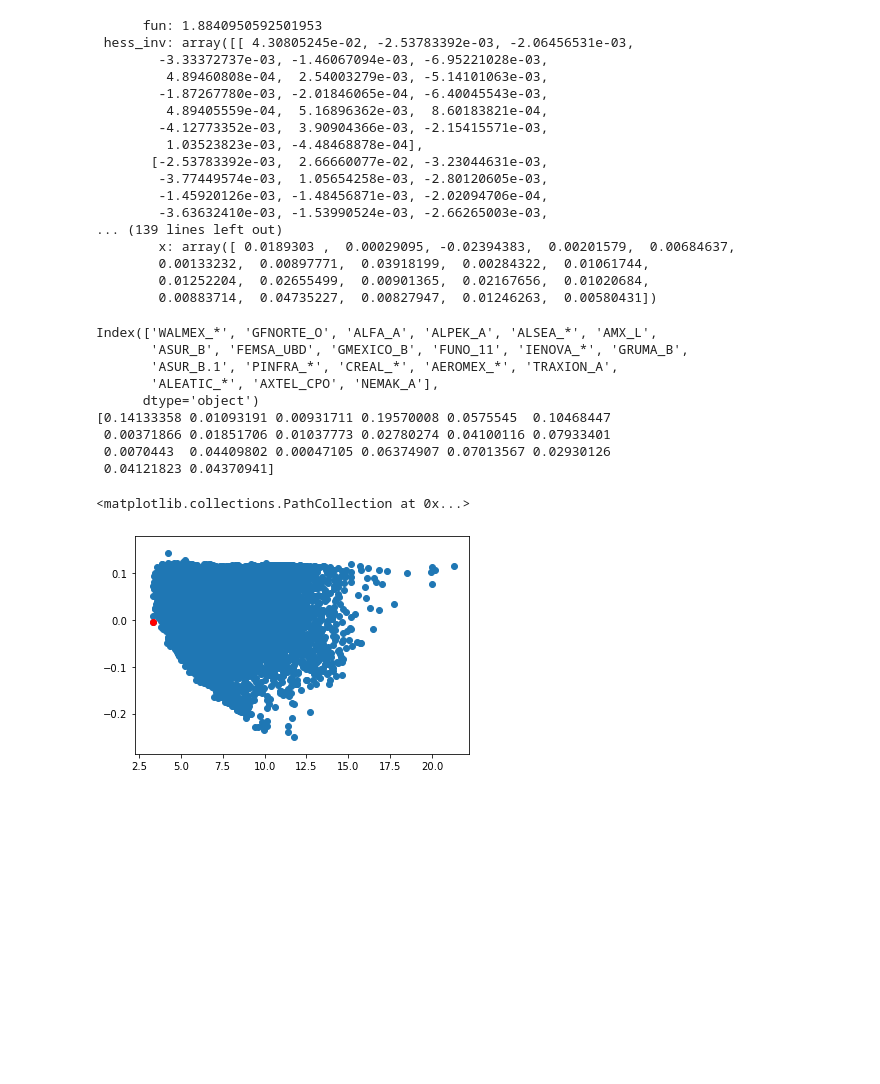
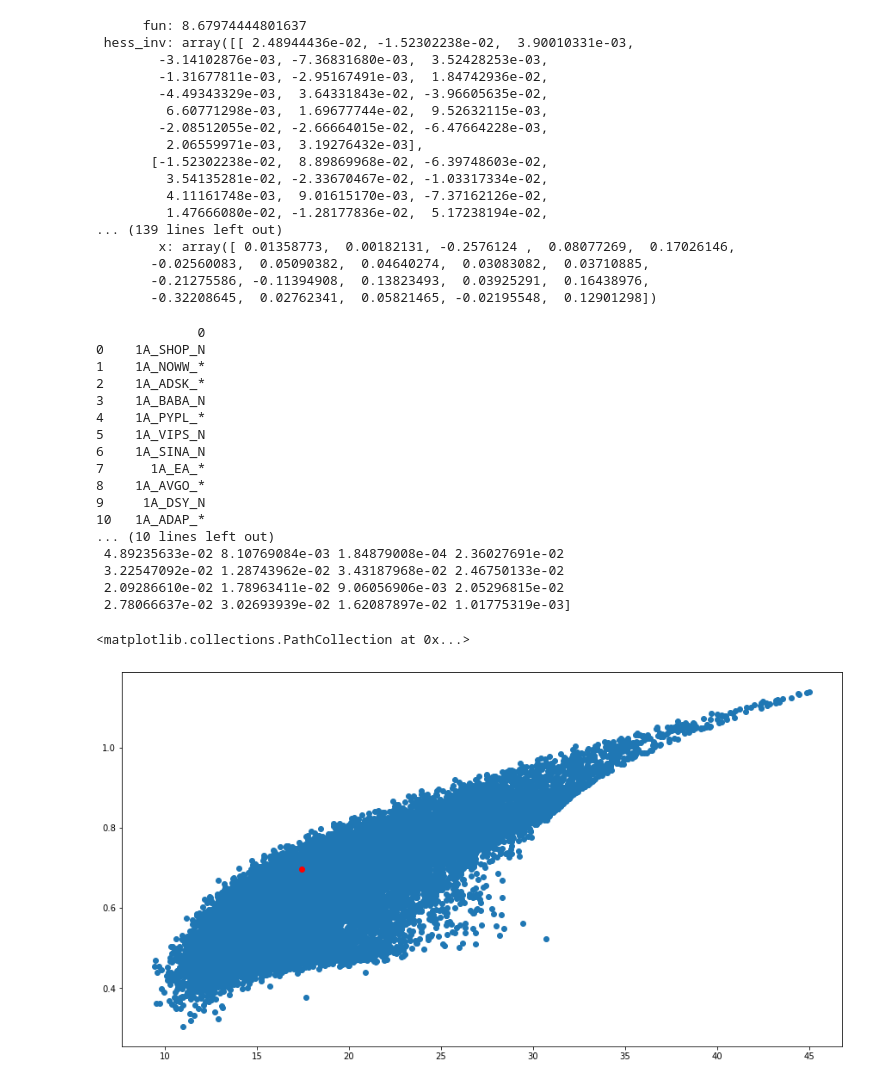
Before and after one commit to marianagh12/Smart-Beta-Portfolio, a Jupyter notebook: Codigo_Bala_Mkwits.ipynb, the cells around one changed output. Drawn from its saved outputs; the diff is of its cells as text; code cells hidden in the pictures; blank space fills up the shorter version.

```diff
--- a/Codigo_Bala_Mkwits.ipynb
+++ b/Codigo_Bala_Mkwits.ipynb
@@ -8,6 +8,6 @@ import numpy as np
 import scipy.optimize
 import matplotlib.pyplot as plt
 # %%
-acciones=pd.read_csv('acciones_2019.csv')
+acciones=pd.read_csv('muestra_USD.csv')
 acciones.head(2)
 # %% [output]
@@ -17,7 +17,7 @@ acciones.head(2)
 2 rows × 21 columns
 # %%
-acciones['Precio de Cierre'] =pd.to_datetime(acciones['Precio de Cierre'])
-acciones = acciones.rename(columns={'Precio de Cierre': 'Fecha'})
+acciones['FECHA'] =pd.to_datetime(acciones['FECHA'])
+acciones = acciones.rename(columns={'FECHA': 'Fecha'})
 acciones.set_index('Fecha', inplace=True)
 acciones=acciones.pct_change()
 acciones.dropna(inplace=True)
@@ -96,43 +96,52 @@ Markowitz_target([1,0,0,0,0,0,0,0,0,0,0,0,0,0,0,0,0,0,0,0], 0.2, mean,cov)
 x = scipy.optimize.minimize(Markowitz_target, [1,1,1,1,1,1,1,1,1,1,1,1,1,1,1,1,1,1,1,1], args=(0.2,mean,cov))
 x
 # %% [output]
-      fun: 1.8840950592501953
- hess_inv: array([[ 4.30805245e-02, -2.53783392e-03, -2.06456531e-03,
-        -3.33372737e-03, -1.46067094e-03, -6.95221028e-03,
-         4.89460808e-04,  2.54003279e-03, -5.14101063e-03,
-        -1.87267780e-03, -2.01846065e-04, -6.40045543e-03,
-         4.89405559e-04,  5.16896362e-03,  8.60183821e-04,
-        -4.12773352e-03,  3.90904366e-03, -2.15415571e-03,
-         1.03523823e-03, -4.48468878e-04],
-       [-2.53783392e-03,  2.66660077e-02, -3.23044631e-03,
-        -3.77449574e-03,  1.05654258e-03, -2.80120605e-03,
-        -1.45920126e-03, -1.48456871e-03, -2.02094706e-04,
-        -3.63632410e-03, -1.53990524e-03, -2.66265003e-03,
+      fun: 8.67974444801637
+ hess_inv: array([[ 2.48944436e-02, -1.52302238e-02,  3.90010331e-03,
+        -3.14102876e-03, -7.36831680e-03,  3.52428253e-03,
+        -1.31677811e-03, -2.95167491e-03,  1.84742936e-02,
+        -4.49343329e-03,  3.64331843e-02, -3.96605635e-02,
+         6.60771298e-03,  1.69677744e-02,  9.52632115e-03,
+        -2.08512055e-02, -2.66664015e-02, -6.47664228e-03,
+         2.06559971e-03,  3.19276432e-03],
+       [-1.52302238e-02,  8.89869968e-02, -6.39748603e-02,
+         3.54135281e-02, -2.33670467e-02, -1.03317334e-02,
+         4.11161748e-03,  9.01615170e-03, -7.37162126e-02,
+         1.47666080e-02, -1.28177836e-02,  5.17238194e-02,
 ... (139 lines left out)
-        x: array([ 0.0189303 ,  0.00029095, -0.02394383,  0.00201579,  0.00684637,
-        0.00133232,  0.00897771,  0.03918199,  0.00284322,  0.01061744,
-        0.01252204,  0.02655499,  0.00901365,  0.02167656,  0.01020684,
-        0.00883714,  0.04735227,  0.00827947,  0.01246263,  0.00580431])
+        x: array([ 0.01358773,  0.00182131, -0.2576124 ,  0.08077269,  0.17026146,
+       -0.02560083,  0.05090382,  0.04640274,  0.03083082,  0.03710885,
+       -0.21275586, -0.11394908,  0.13823493,  0.03925291,  0.16438976,
+       -0.32208645,  0.02762341,  0.05821465, -0.02195548,  0.12901298])
 # %%
 shido=np.where(np.array(vrisk)==min(vrisk))
 chido=shido[0][0]
 # %%
 
 np.argmin(vrisk)
 print(stocks)
 print(vportfolio[chido])
 
-plt.scatter(vrisk, vreward)
+plt.figure(figsize=(15,8))
+plt.scatter(vrisk, vreward,cmap='winter')
 plt.scatter(vrisk[chido] ,vreward[chido],color="r")
 # %% [output]
-Index(['WALMEX_*', 'GFNORTE_O', 'ALFA_A', 'ALPEK_A', 'ALSEA_*', 'AMX_L',
-       'ASUR_B', 'FEMSA_UBD', 'GMEXICO_B', 'FUNO_11', 'IENOVA_*', 'GRUMA_B',
-       'ASUR_B.1', 'PINFRA_*', 'CREAL_*', 'AEROMEX_*', 'TRAXION_A',
-       'ALEATIC_*', 'AXTEL_CPO', 'NEMAK_A'],
-      dtype='object')
-[0.14133358 0.01093191 0.00931711 0.19570008 0.0575545  0.10468447
- 0.00371866 0.01851706 0.01037773 0.02780274 0.04100116 0.07933401
- 0.0070443  0.04409802 0.00047105 0.06374907 0.07013567 0.02930126
- 0.04121823 0.04370941]
+             0
+0    1A_SHOP_N
+1    1A_NOWW_*
+2    1A_ADSK_*
+3    1A_BABA_N
+4    1A_PYPL_*
+5    1A_VIPS_N
+6    1A_SINA_N
+7      1A_EA_*
+8    1A_AVGO_*
+9     1A_DSY_N
+10   1A_ADAP_*
+... (10 lines left out)
+ 4.89235633e-02 8.10769084e-03 1.84879008e-04 2.36027691e-02
+ 3.22547092e-02 1.28743962e-02 3.43187968e-02 2.46750133e-02
+ 2.09286610e-02 1.78963411e-02 9.06056906e-03 2.05296815e-02
+ 2.78066637e-02 3.02693939e-02 1.62087897e-02 1.01775319e-03]
 <matplotlib.collections.PathCollection at 0x...>
-[figure, old version]
+[figure, new version]
```
Also changed, not shown: parts of 21 cells of this notebook, 3 other files.
